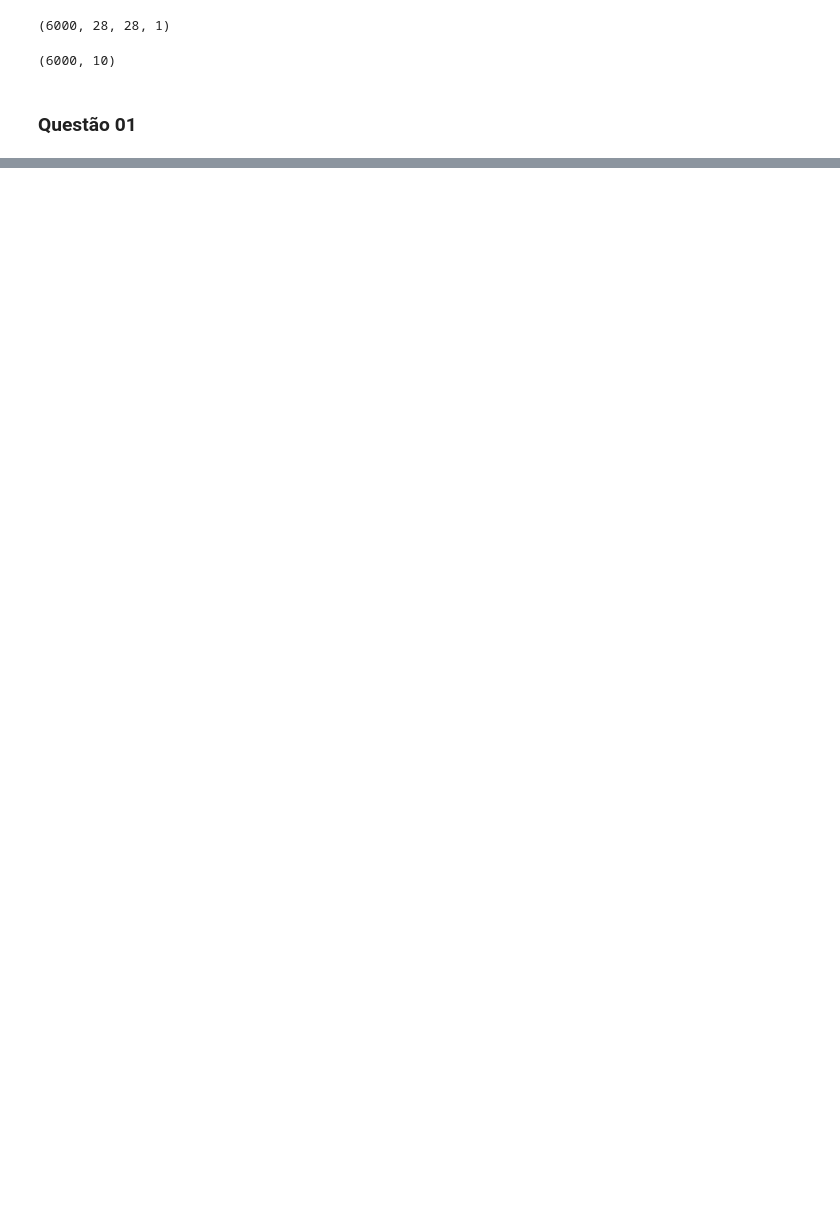
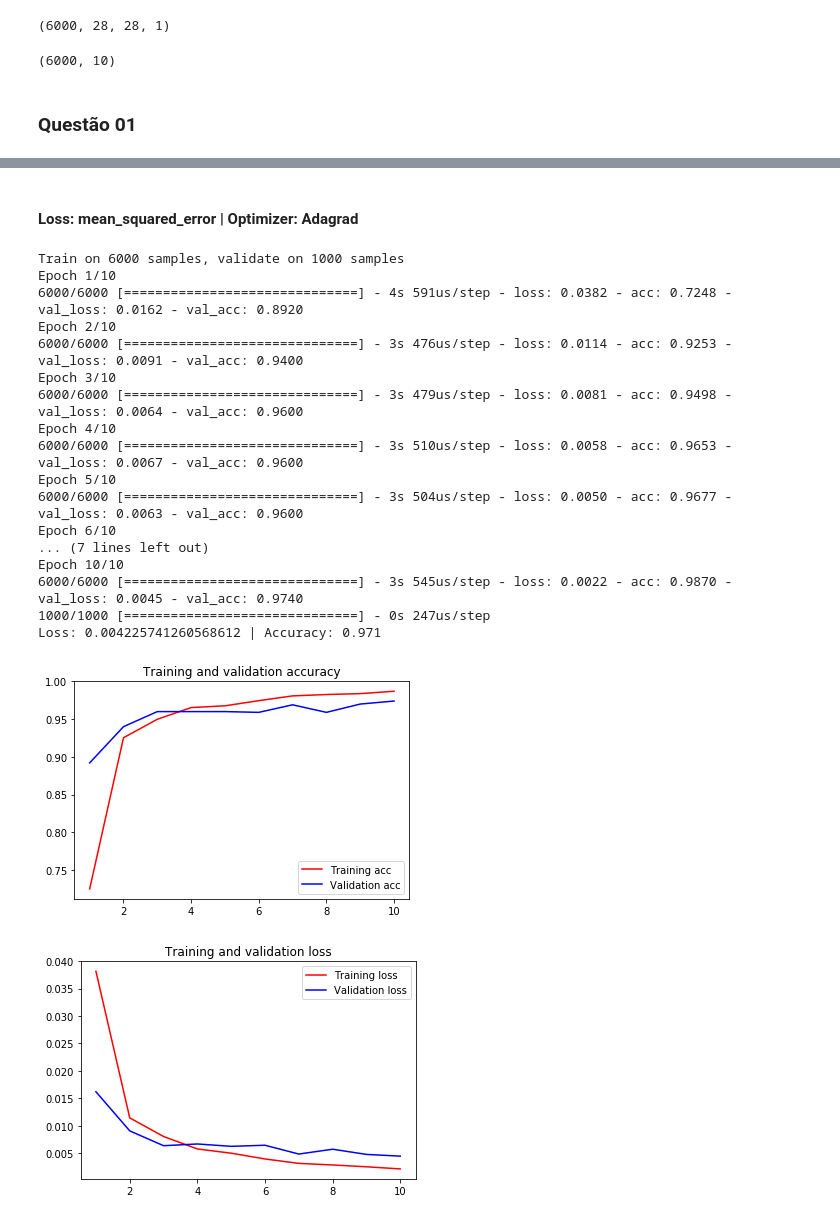
Before and after one commit to viniciusteix/topics-3, a Jupyter notebook: Lista 03.ipynb, the cells around one changed output, grey strips where cells are left out. Saved outputs shown, nothing was run; the diff lists cells and outputs as text; code cells hidden in the pictures; blank space fills up the shorter version.

```diff
--- a/Lista 03.ipynb
+++ b/Lista 03.ipynb
@@ -72,0 +100,24 @@ model.compile(optimizer='sgd',loss=losses.mean_squared_error)
+# %% [markdown]
+#### Loss: mean_squared_error | Optimizer: Adagrad
+# %%
+calculateModel(funcl=losses.mean_squared_error,opt=optimizers.Adamax())
+# %% [output]
+Train on 6000 samples, validate on 1000 samples
+Epoch 1/10
+6000/6000 [==============================] - 4s 591us/step - loss: 0.0382 - acc: 0.7248 - val_loss: 0.0162 - val_acc: 0.8920
+Epoch 2/10
+6000/6000 [==============================] - 3s 476us/step - loss: 0.0114 - acc: 0.9253 - val_loss: 0.0091 - val_acc: 0.9400
+Epoch 3/10
+6000/6000 [==============================] - 3s 479us/step - loss: 0.0081 - acc: 0.9498 - val_loss: 0.0064 - val_acc: 0.9600
+Epoch 4/10
+6000/6000 [==============================] - 3s 510us/step - loss: 0.0058 - acc: 0.9653 - val_loss: 0.0067 - val_acc: 0.9600
+Epoch 5/10
+6000/6000 [==============================] - 3s 504us/step - loss: 0.0050 - acc: 0.9677 - val_loss: 0.0063 - val_acc: 0.9600
+Epoch 6/10
+... (7 lines left out)
+Epoch 10/10
+6000/6000 [==============================] - 3s 545us/step - loss: 0.0022 - acc: 0.9870 - val_loss: 0.0045 - val_acc: 0.9740
+1000/1000 [==============================] - 0s 247us/step
+Loss: 0.004225741260568612 | Accuracy: 0.971
+[figure, added]
+[figure, added]
```
Also changed, not shown: parts of 10 cells of this notebook.
